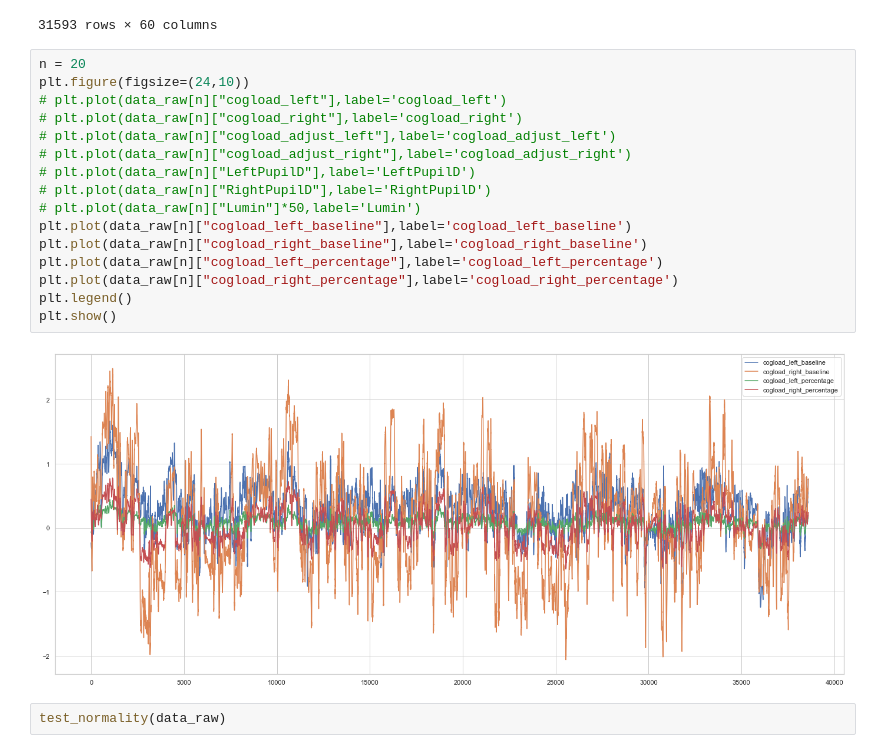
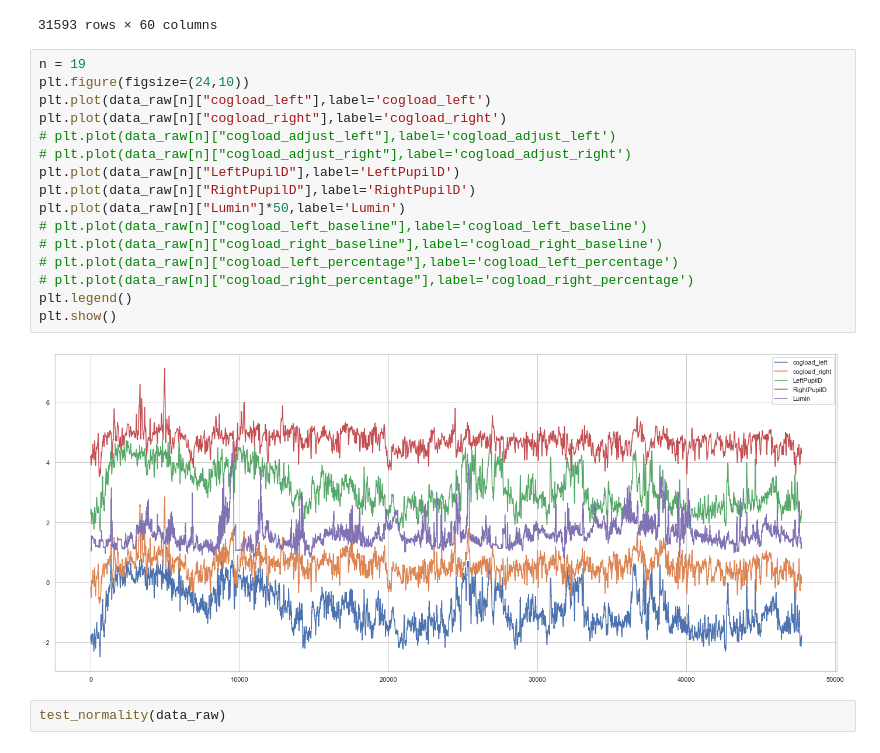
Before and after one commit to Tianyu-Zhou/NIST_Way_Finding, a Jupyter notebook: nist.ipynb, the cells around one changed output. Cells and saved outputs as stored; diff of their text form.

```diff
--- a/nist.ipynb
+++ b/nist.ipynb
@@ -171,23 +175,23 @@ data_raw[0]
 | 31592 | 31632 | 22.03376 | 4.675285 | 12.114620 | 19.97283 | 3.762759 | 13.322210 | 336.582700 | 121.9266 | ... |
 31593 rows × 60 columns
 # %%
-n = 20
+n = 19
 plt.figure(figsize=(24,10))
-# plt.plot(data_raw[n]["cogload_left"],label='cogload_left')
-# plt.plot(data_raw[n]["cogload_right"],label='cogload_right')
+plt.plot(data_raw[n]["cogload_left"],label='cogload_left')
+plt.plot(data_raw[n]["cogload_right"],label='cogload_right')
 # plt.plot(data_raw[n]["cogload_adjust_left"],label='cogload_adjust_left')
 # plt.plot(data_raw[n]["cogload_adjust_right"],label='cogload_adjust_right')
-# plt.plot(data_raw[n]["LeftPupilD"],label='LeftPupilD')
-# plt.plot(data_raw[n]["RightPupilD"],label='RightPupilD')
-# plt.plot(data_raw[n]["Lumin"]*50,label='Lumin')
-plt.plot(data_raw[n]["cogload_left_baseline"],label='cogload_left_baseline')
-plt.plot(data_raw[n]["cogload_right_baseline"],label='cogload_right_baseline')
-plt.plot(data_raw[n]["cogload_left_percentage"],label='cogload_left_percentage')
-plt.plot(data_raw[n]["cogload_right_percentage"],label='cogload_right_percentage')
+plt.plot(data_raw[n]["LeftPupilD"],label='LeftPupilD')
+plt.plot(data_raw[n]["RightPupilD"],label='RightPupilD')
+plt.plot(data_raw[n]["Lumin"]*50,label='Lumin')
+# plt.plot(data_raw[n]["cogload_left_baseline"],label='cogload_left_baseline')
+# plt.plot(data_raw[n]["cogload_right_baseline"],label='cogload_right_baseline')
+# plt.plot(data_raw[n]["cogload_left_percentage"],label='cogload_left_percentage')
+# plt.plot(data_raw[n]["cogload_right_percentage"],label='cogload_right_percentage')
 plt.legend()
 plt.show()
 # %% [output]
-[figure, old version]
+[figure, new version]
 # %%
 test_normality(data_raw)
 # %%
```
Also changed, not shown: parts of 4 cells of this notebook.
